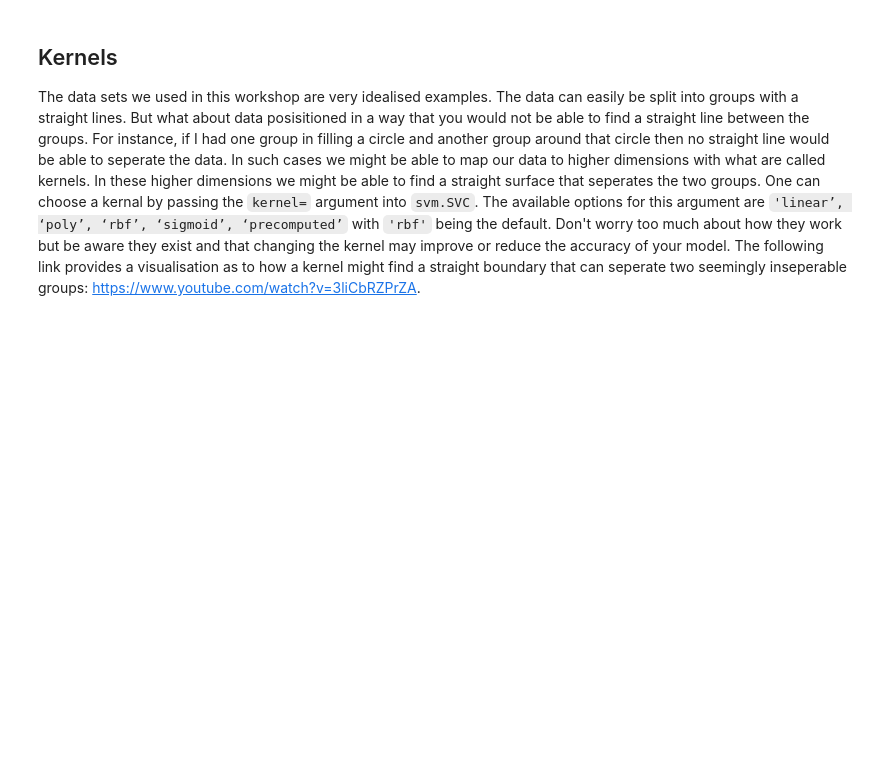
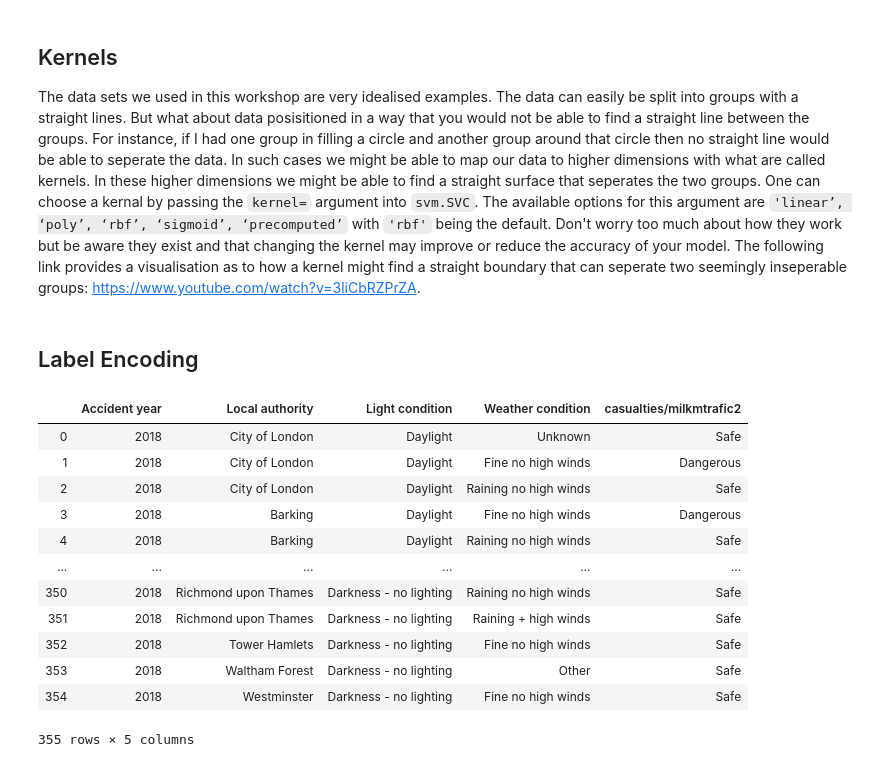
Before and after one commit to UCL-DSS/svm-workshop, a Jupyter notebook: workshop.ipynb, the cells around one changed output. Cells and saved outputs as stored; diff of their text form; code cells hidden in the pictures; blank space fills up the shorter version.

`````diff
--- a/workshop.ipynb
+++ b/workshop.ipynb
@@ -143,3 +143,22 @@ clf_trained.score(X_test,y_test)
 # %% [markdown]
 ## Kernels
 The data sets we used in this workshop are very idealised examples. The data can easily be split into groups with a straight lines. But what about data posisitioned in a way that you would not be able to find a straight line between the groups. For instance, if I had one group in filling a circle and another group around that circle then no straight line would be able to seperate the data. In such cases we might be able to map our data to higher dimensions with what are called kernels. In these higher dimensions we might be able to find a straight surface that seperates the two groups. One can choose a kernal by passing the ````kernel=```` argument into ````svm.SVC````. The available options for this argument are ````'linear’, ‘poly’, ‘rbf’, ‘sigmoid’, ‘precomputed’```` with ````'rbf'```` being the default. Don't worry too much about how they work but be aware they exist and that changing the kernel may improve or reduce the accuracy of your model. The following link provides a visualisation as to how a kernel might find a straight boundary that can seperate two seemingly inseperable groups: https://www.youtube.com/watch?v=3liCbRZPrZA.
+# %% [markdown]
+## Label Encoding
+# %%
+label = pd.read_excel("cycleaccidents.xlsx")
+label
+# %% [output]
+|  | Accident year | Local authority | Light condition | Weather condition | casualties/milkmtrafic2 |
+| 0 | 2018 | City of London | Daylight | Unknown | Safe |
+| 1 | 2018 | City of London | Daylight | Fine no high winds | Dangerous |
+| 2 | 2018 | City of London | Daylight | Raining no high winds | Safe |
+| 3 | 2018 | Barking | Daylight | Fine no high winds | Dangerous |
+| 4 | 2018 | Barking | Daylight | Raining no high winds | Safe |
+| ... | ... | ... | ... | ... | ... |
+| 350 | 2018 | Richmond upon Thames | Darkness - no lighting | Raining no high winds | Safe |
+| 351 | 2018 | Richmond upon Thames | Darkness - no lighting | Raining + high winds | Safe |
+| 352 | 2018 | Tower Hamlets | Darkness - no lighting | Fine no high winds | Safe |
+| 353 | 2018 | Waltham Forest | Darkness - no lighting | Other | Safe |
+| 354 | 2018 | Westminster | Darkness - no lighting | Fine no high winds | Safe |
+355 rows × 5 columns
`````
Also changed, not shown: parts of 10 cells of this notebook, 1 other file.
